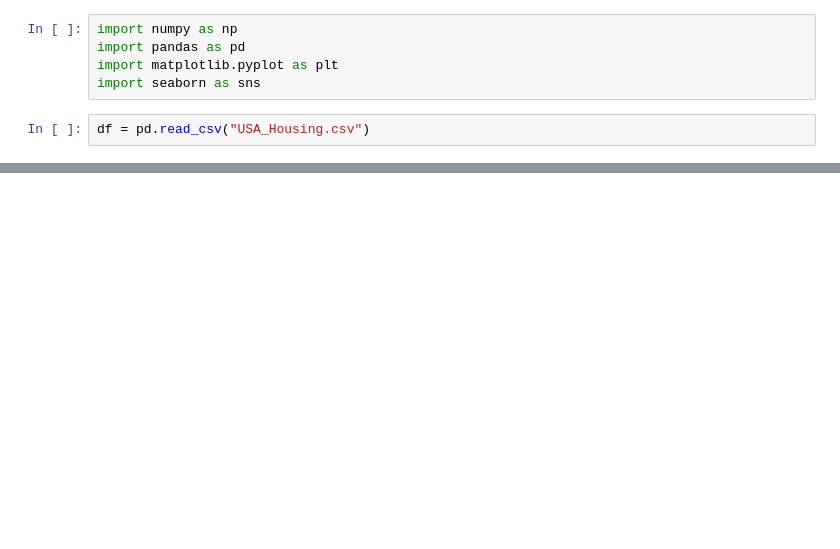
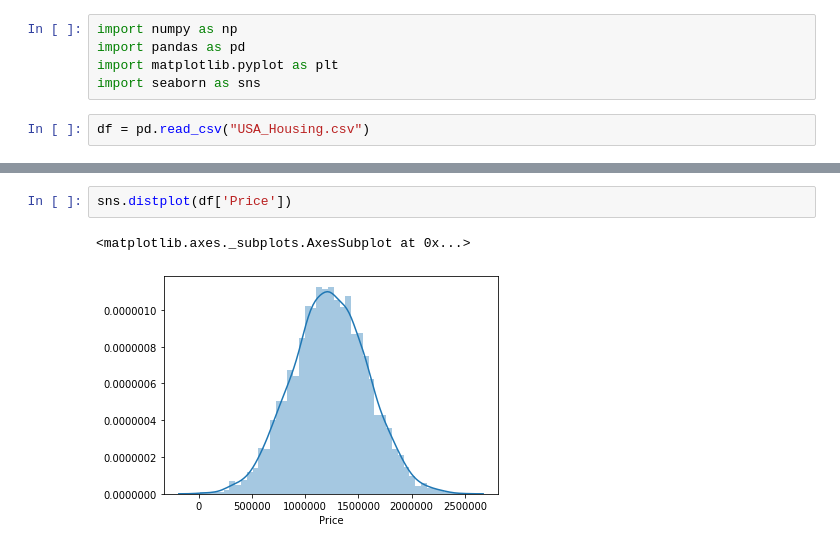
Before and after one commit to SandeepTukkunor/100_Days_Of_Code, a Jupyter notebook: Data Science/Python for machine Learning and Data sciecnce/Linear Regression/Linear Regression .ipynb, the cells around one changed output, grey strips where cells are left out. Saved outputs shown, nothing was run; the diff lists cells and outputs as text; blank space fills up the shorter version.

```diff
--- a/Data Science/Python for machine Learning and Data sciecnce/Linear Regression/Linear Regression .ipynb
+++ b/Data Science/Python for machine Learning and Data sciecnce/Linear Regression/Linear Regression .ipynb
@@ -16,0 +55,5 @@ df.head()
+# %%
+sns.distplot(df['Price'])
+# %% [output]
+<matplotlib.axes._subplots.AxesSubplot at 0x...>
+[figure, added]
```
Also changed, not shown: parts of 32 cells of this notebook.
